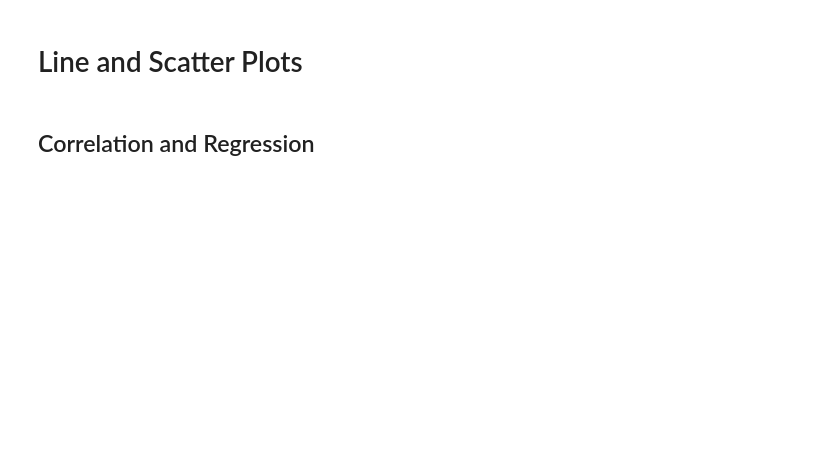
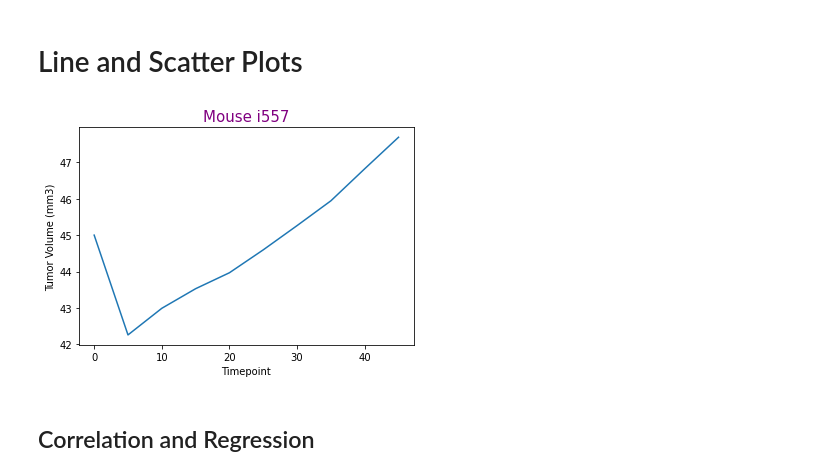
Before and after one commit to adamholcomb/Matplotlib-Medical-Analysis, a Jupyter notebook: pymaceuticals.ipynb, the cells around one changed output. Saved outputs shown, nothing was run; the diff lists cells and outputs as text; code cells hidden in the pictures; blank space fills up the shorter version.

```diff
--- a/pymaceuticals.ipynb
+++ b/pymaceuticals.ipynb
@@ -365,3 +363,19 @@ plt.show()
+# %%
+# Generate a line plot of tumor volume vs. time point for a mouse treated with Capomulin
+one_cap_mouse = clean_data.loc[clean_data["Drug Regimen"]=="Capomulin"]
+cap_mouse_data = clean_data.loc[clean_data["Mouse ID"]=="i557"]
+cap_mouse_data
+
+x_axis = cap_mouse_data["Timepoint"]
+y_axis = cap_mouse_data["Tumor Volume (mm3)"]
+
+plt.plot(x_axis,y_axis)
+plt.xlabel("Timepoint")
+plt.ylabel("Tumor Volume (mm3)")
+plt.title("Mouse i557",color="purple",size=15)
+plt.show()
+# %% [output]
+[figure, added]
 # %%
 # Generate a scatter plot of average tumor volume vs. mouse weight for the Capomulin regimen
 # %% [markdown]
```
Also changed, not shown: parts of 2 cells of this notebook.
